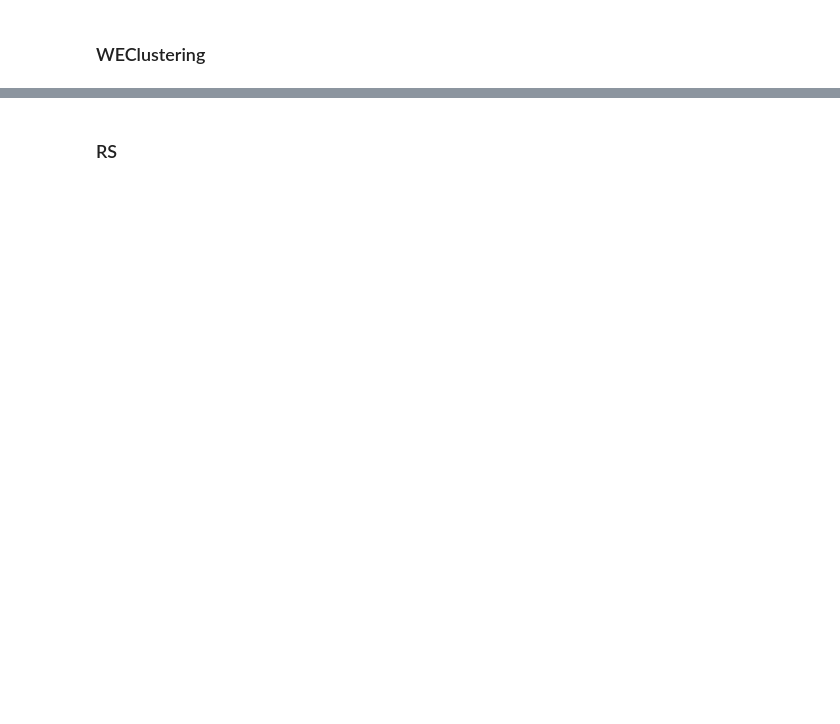
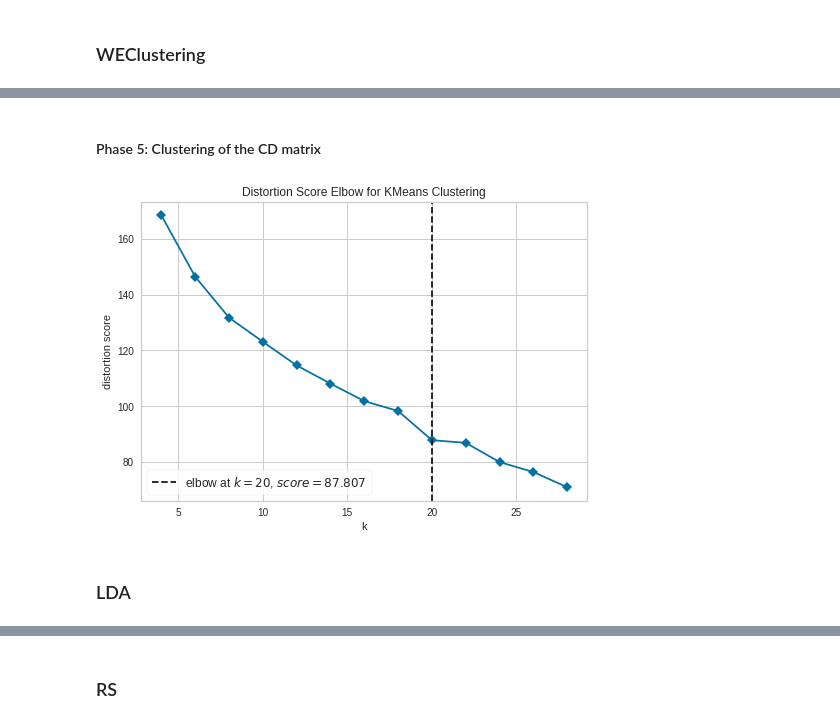
Before and after one commit to GianRomani/Notes, a Jupyter notebook: RecSys.ipynb, the cells around one changed output, grey strips where cells are left out. Drawn from its saved outputs; the diff is of its cells as text; code cells hidden in the pictures; blank space fills up the shorter version.

```diff
--- a/RecSys.ipynb
+++ b/RecSys.ipynb
@@ -984,0 +1368,19 @@ Cost: 0.3929336188436831
+# %%
+CD_list = [[] for i in range(len(tokens))]
+for c in range(elbow):
+  #retrieve tokens in concept
+  tokens_index = np.where(labels == c)
+  tokens_in_c = []
+  for idx in tokens_index[0]:
+    tokens_in_c.append(words_array[idx])
+  for d in range(len(tokens)):
+    #retrieve TF-IDF for the words
+    val = 0
+    for t in tokens_in_c:
+      try:
+        val += dataset_text_tfidf[t].iloc[d]
+      except:
+        continue
+    CD_list[d].append(val)
+# %%
+CD_matrix = np.array(CD_list)
@@ -984,0 +1391,8 @@ Cost: 0.3929336188436831
+# %% [markdown]
+#### Phase 5: Clustering of the CD matrix
+# %%
+final_labels, final_elbow = compute_mini_kmeans(CD_matrix)
+# %% [output]
+[figure, added]
+# %% [markdown]
+### LDA
```
Also changed, not shown: parts of 121 cells of this notebook.
